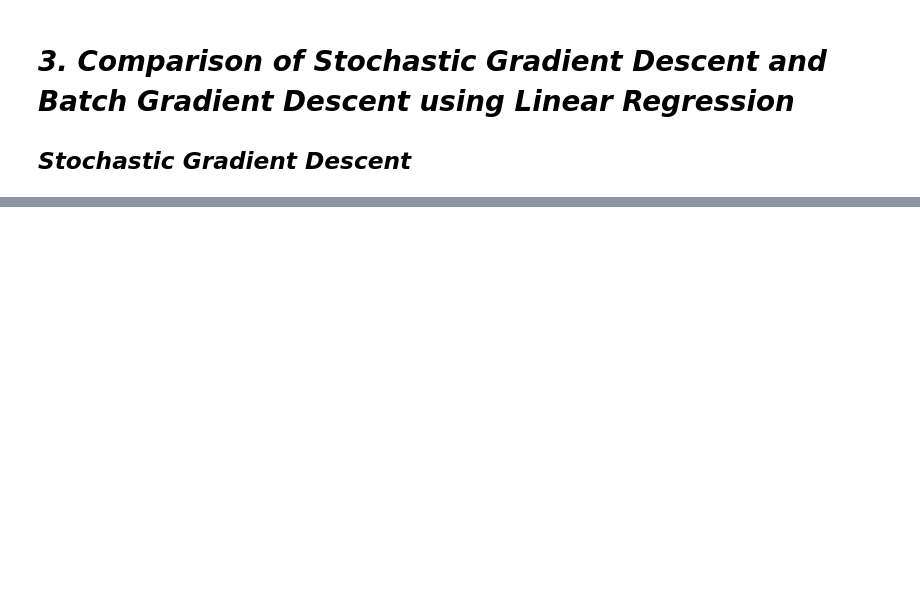
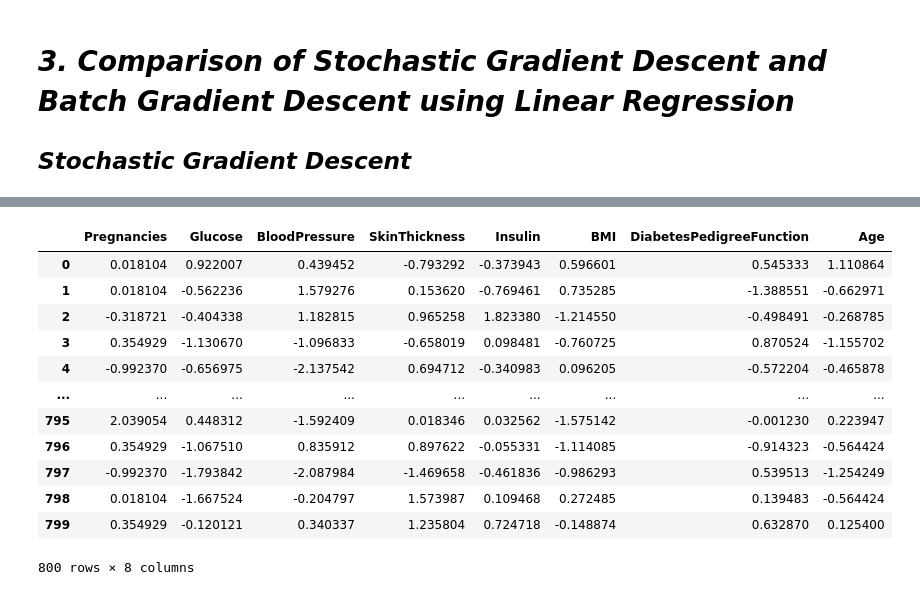
Before and after one commit to AmarjeetMohanty/ML_-assignment, a Jupyter notebook: model.ipynb, the cells around one changed output, grey strips where cells are left out. Saved outputs shown, nothing was run; the diff lists cells and outputs as text; code cells hidden in the pictures; blank space fills up the shorter version.

```diff
--- a/model.ipynb
+++ b/model.ipynb
@@ -223,0 +242,8 @@ Name: Outcome, dtype: int64
+# %%
+for i in X_train.columns:
+    X_train[i] = (X_train[i] - X_train[i].mean()) / X_train[i].std()
+
+for i in X_test.columns:
+    X_test[i] = (X_test[i] - X_test[i].mean()) / X_test[i].std()
+
+X_train.head(), X_test.head()
@@ -223,0 +268,4 @@ Name: Outcome, dtype: int64
+# %%
+X_train.insert(0, 'Ones', 1)
+X_test.insert(0, 'Ones', 1)
+X_train, X_test
@@ -252,3 +293,0 @@ X.head(),y.head()
-# %%
-from sklearn.model_selection import train_test_split
-X_train,y_train,X_test,y_test = train_test_split(X,y,test_size=0.2,random_state=42)
@@ -283,3 +293,0 @@ class SGD_Regressor:
-# %%
-sgd=SGD_Regressor(learning_rate=0.1, epochs=10)
-sgd.fit(X_train, y_train)
@@ -412,0 +463,17 @@ print(accuracy_score(y_t,prediction_t))
+# %%
+# X_train.drop(['Ones'], axis=1, inplace=True)
+X_train
+# %% [output]
+|  | Pregnancies | Glucose | BloodPressure | SkinThickness | Insulin | BMI | DiabetesPedigreeFunction | Age |
+| 0 | 0.018104 | 0.922007 | 0.439452 | -0.793292 | -0.373943 | 0.596601 | 0.545333 | 1.110864 |
+| 1 | 0.018104 | -0.562236 | 1.579276 | 0.153620 | -0.769461 | 0.735285 | -1.388551 | -0.662971 |
+| 2 | -0.318721 | -0.404338 | 1.182815 | 0.965258 | 1.823380 | -1.214550 | -0.498491 | -0.268785 |
+| 3 | 0.354929 | -1.130670 | -1.096833 | -0.658019 | 0.098481 | -0.760725 | 0.870524 | -1.155702 |
+| 4 | -0.992370 | -0.656975 | -2.137542 | 0.694712 | -0.340983 | 0.096205 | -0.572204 | -0.465878 |
+| ... | ... | ... | ... | ... | ... | ... | ... | ... |
+| 795 | 2.039054 | 0.448312 | -1.592409 | 0.018346 | 0.032562 | -1.575142 | -0.001230 | 0.223947 |
+| 796 | 0.354929 | -1.067510 | 0.835912 | 0.897622 | -0.055331 | -1.114085 | -0.914323 | -0.564424 |
+| 797 | -0.992370 | -1.793842 | -2.087984 | -1.469658 | -0.461836 | -0.986293 | 0.539513 | -1.254249 |
+| 798 | 0.018104 | -1.667524 | -0.204797 | 1.573987 | 0.109468 | 0.272485 | 0.139483 | -0.564424 |
+| 799 | 0.354929 | -0.120121 | 0.340337 | 1.235804 | 0.724718 | -0.148874 | 0.632870 | 0.125400 |
+800 rows × 8 columns
```
Also changed, not shown: parts of 57 cells of this notebook.
